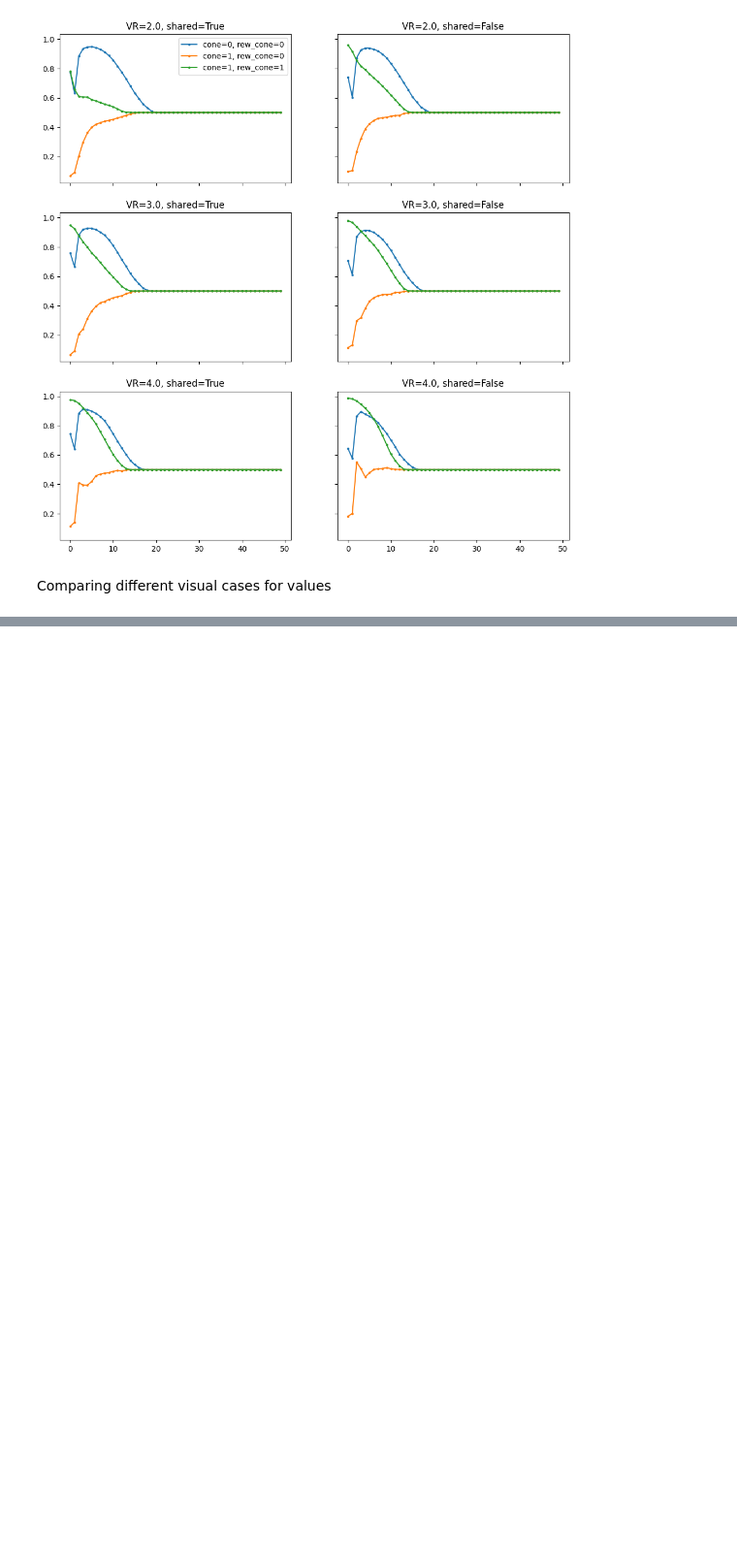
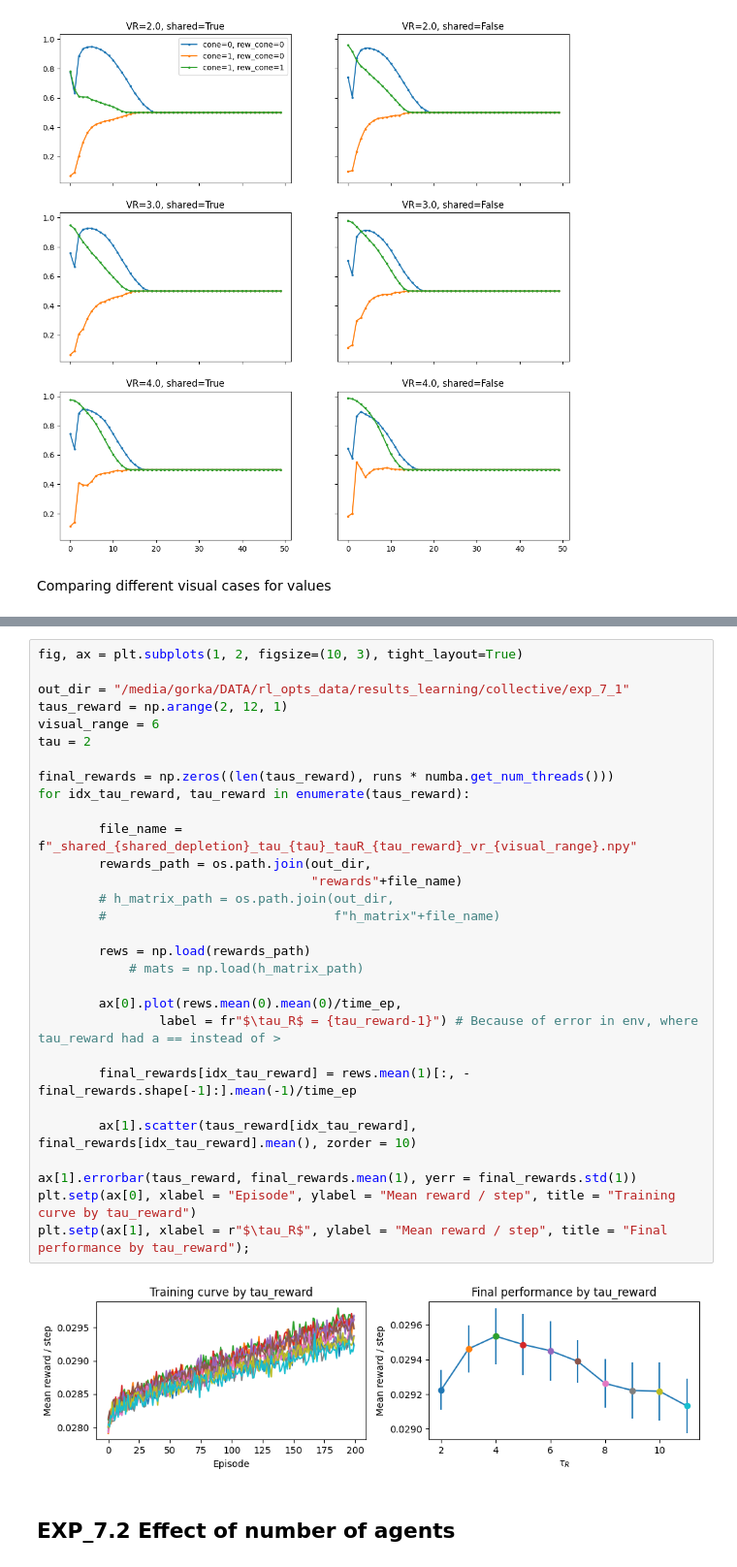
Before and after one commit to gorkamunoz/rl_opts, a Jupyter notebook: nbs/lib_nbs/develop/collective.ipynb, the cells around one changed output, grey strips where cells are left out. Shown at 97% size. Drawn from its saved outputs; the diff is of its cells as text; blank space fills up the shorter version.

```diff
--- a/nbs/lib_nbs/develop/collective.ipynb
+++ b/nbs/lib_nbs/develop/collective.ipynb
@@ -2608,0 +2752,34 @@ axs[0, 0].legend()
+# %%
+fig, ax = plt.subplots(1, 2, figsize=(10, 3), tight_layout=True)
+
+out_dir = "/media/gorka/DATA/rl_opts_data/results_learning/collective/exp_7_1"
+taus_reward = np.arange(2, 12, 1)
+visual_range = 6
+tau = 2
+
+final_rewards = np.zeros((len(taus_reward), runs * numba.get_num_threads()))
+for idx_tau_reward, tau_reward in enumerate(taus_reward):
+
+        file_name = f"_shared_{shared_depletion}_tau_{tau}_tauR_{tau_reward}_vr_{visual_range}.npy"
+        rewards_path = os.path.join(out_dir,
+                                    "rewards"+file_name)
+        # h_matrix_path = os.path.join(out_dir,
+        #                              f"h_matrix"+file_name)
+
+        rews = np.load(rewards_path)
+            # mats = np.load(h_matrix_path)
+
+        ax[0].plot(rews.mean(0).mean(0)/time_ep,
+                label = fr"$\tau_R$ = {tau_reward-1}") # Because of error in env, where tau_reward had a == instead of >
+
+        final_rewards[idx_tau_reward] = rews.mean(1)[:, -final_rewards.shape[-1]:].mean(-1)/time_ep
+
+        ax[1].scatter(taus_reward[idx_tau_reward], final_rewards[idx_tau_reward].mean(), zorder = 10)
+
+ax[1].errorbar(taus_reward, final_rewards.mean(1), yerr = final_rewards.std(1))
+plt.setp(ax[0], xlabel = "Episode", ylabel = "Mean reward / step", title = "Training curve by tau_reward")
+plt.setp(ax[1], xlabel = r"$\tau_R$", ylabel = "Mean reward / step", title = "Final performance by tau_reward");
+# %% [output]
+[figure, added]
+# %% [markdown]
+## EXP_7.2 Effect of number of agents
```
Also changed, not shown: parts of 15 cells of this notebook, 1 other file.
